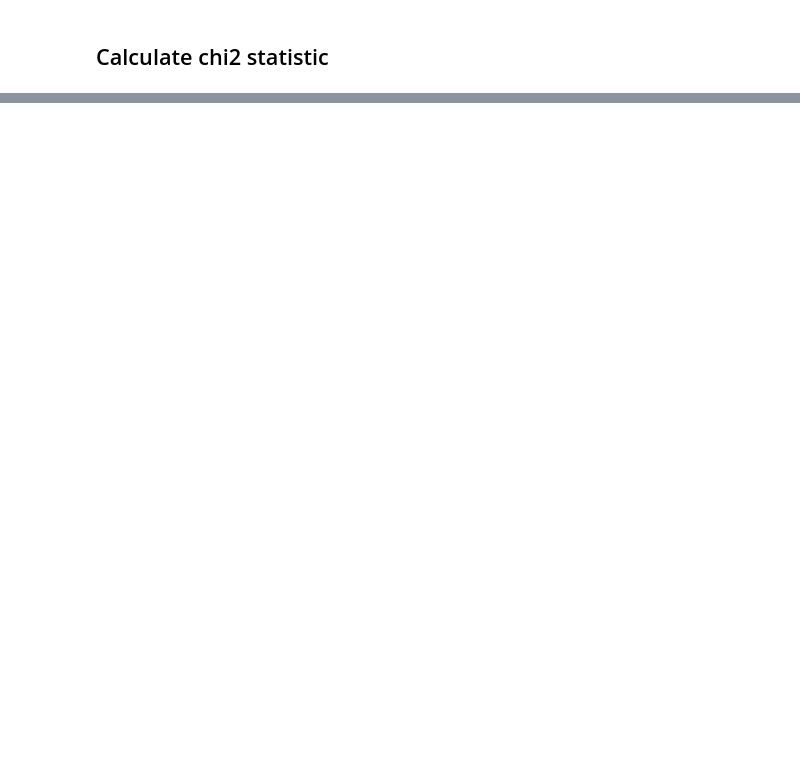
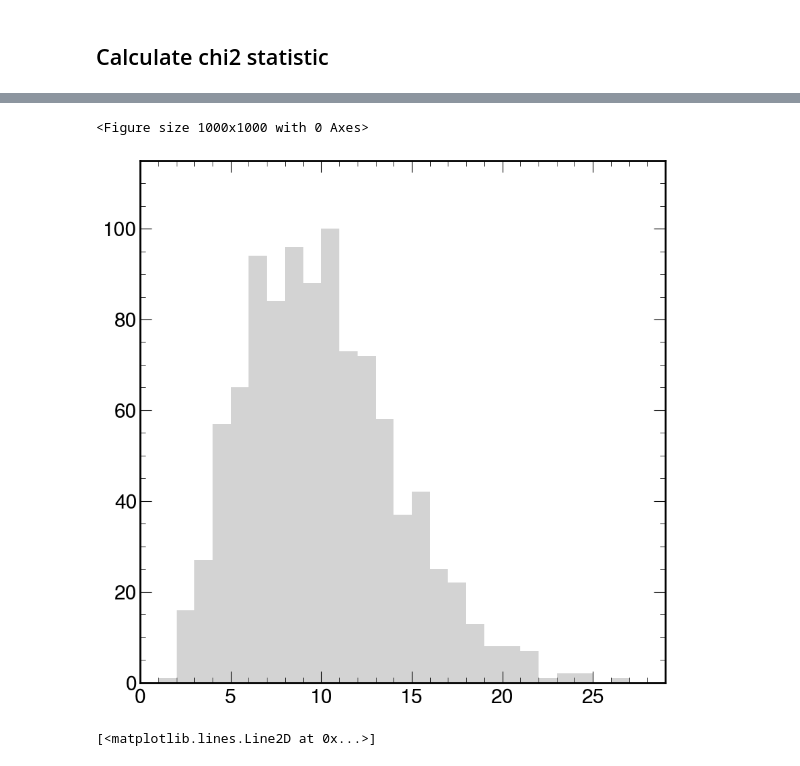
Before and after one commit to rreece/statistics-notebooks, a Jupyter notebook: notebooks/chi2-distribution.ipynb, the cells around one changed output, grey strips where cells are left out. Drawn from its saved outputs; the diff is of its cells as text; code cells hidden in the pictures; blank space fills up the shorter version.

```diff
--- a/notebooks/chi2-distribution.ipynb
+++ b/notebooks/chi2-distribution.ipynb
@@ -71,0 +85,16 @@ z
+# %%
+n_trials = 1000
+n_chi2_bins = 30
+results = [ do_experiment() for _ in range(n_trials) ]
+# %%
+#z = [ _r[3] for _r in results ]
+z = results
+# %%
+chi2_bins = list(range(n_chi2_bins))
+# %%
+y = np.histogram(z, bins=chi2_bins)[0]
+# %%
+fig, axes = hep.plot.hist1d(bins=chi2_bins, y=y)
+# %% [output]
+<Figure size 1000x1000 with 0 Axes>
+[figure, added]
@@ -71,0 +105,4 @@ z
+# %%
+axes[0].plot(x, n_trials*chi2.pdf(x, dof), label=f'dof={dof}')
+# %% [output]
+[<matplotlib.lines.Line2D at 0x...>]
```
Also changed, not shown: parts of 28 cells of this notebook, 1 other file.
